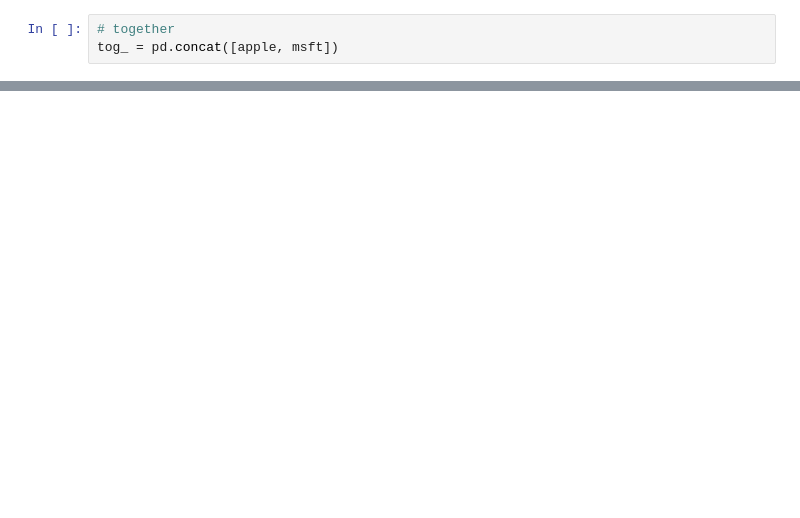
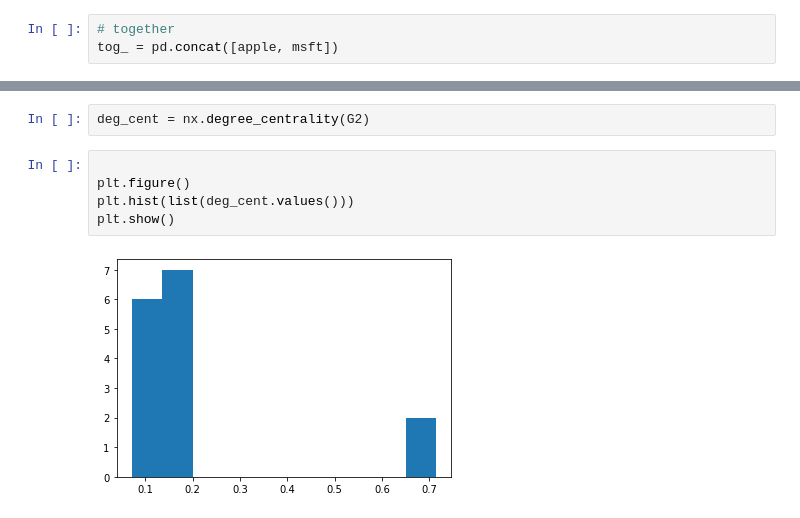
Before and after one commit to mgino11/Web_Analytics, a Jupyter notebook: Graph_viz.ipynb, the cells around one changed output, grey strips where cells are left out. Saved outputs shown, nothing was run; the diff lists cells and outputs as text; blank space fills up the shorter version.

```diff
--- a/Graph_viz.ipynb
+++ b/Graph_viz.ipynb
@@ -95,0 +90,9 @@ nx.draw(G, with_labels=True)
+# %%
+deg_cent = nx.degree_centrality(G2)
+# %%
+
+plt.figure()
+plt.hist(list(deg_cent.values()))
+plt.show()
+# %% [output]
+[figure, added]
```
Also changed, not shown: parts of 22 cells of this notebook.
